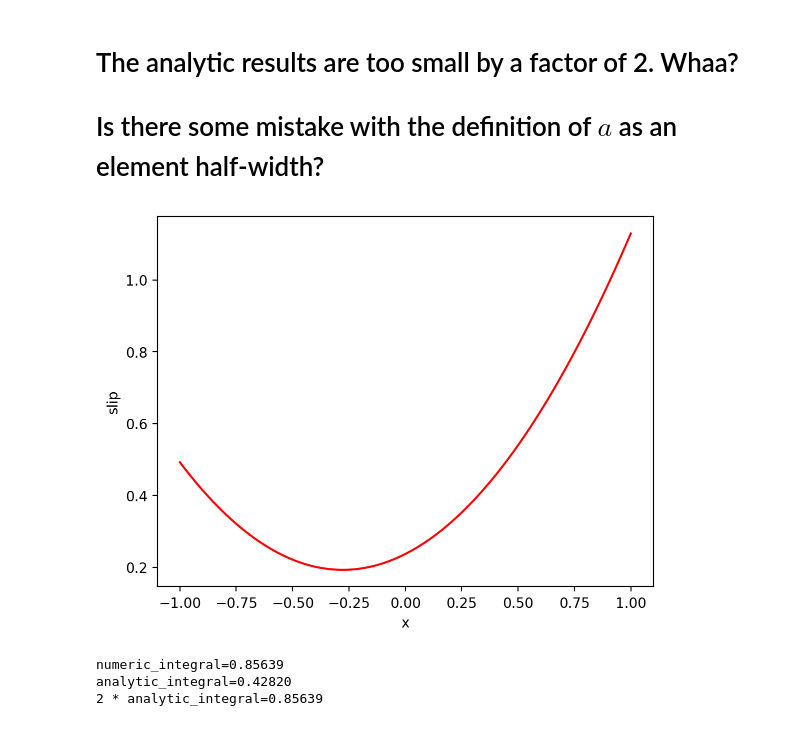
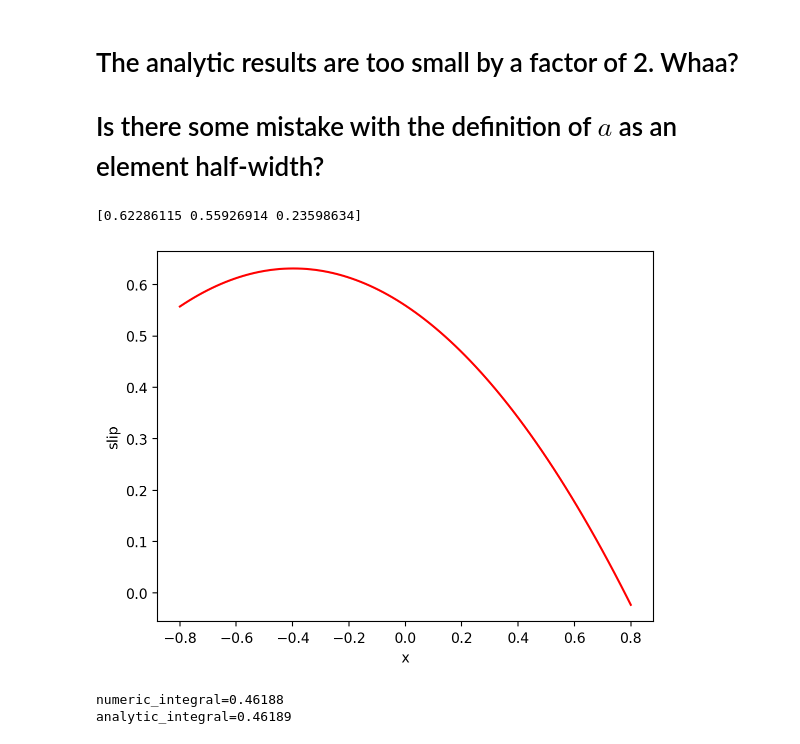
Before and after one commit to mallickrishg/bemcs, a Jupyter notebook: average_element_slip_forumulation.ipynb, the cells around one changed output. Saved outputs shown, nothing was run; the diff lists cells and outputs as text; code cells hidden in the pictures.

```diff
--- a/average_element_slip_forumulation.ipynb
+++ b/average_element_slip_forumulation.ipynb
@@ -88,39 +88,41 @@ def f_3(x, a):
 # compute slip from 3qn coefficients
 def get_slip(x, a, phi_1, phi_2, phi_3):
     return phi_1 * f_1(x, a) + phi_2 * f_2(x, a) + phi_3 * f_3(x, a)
 
 
 n_pts = 1001
-x = np.linspace(-1, 1, n_pts)
+a = 0.8 # half-width of fault
+x = np.linspace(-a, a, n_pts)
 
-quadratic_weights = np.array([0, 1, 0])
+# quadratic_weights = np.array([0, 1, 0])
 # quadratic_weights = np.array([1, 0, 0])
 # quadratic_weights = np.array([1, 0, 1])
 quadratic_weights = np.random.rand(3)
+print(quadratic_weights)
 
 x_centroid = 0
 slip = get_slip(
     x - x_centroid,
-    1.0,
+    a,
     quadratic_weights[0],
     quadratic_weights[1],
     quadratic_weights[2],
 )
 
 plt.figure()
 plt.plot(x, slip, "-r", label="slip")
 plt.xlabel("x")
 plt.ylabel("slip")
 plt.show()
 
 # Calculate integrals
-numeric_integral = np.trapz(slip, x)
+numeric_integral = np.trapz(slip, x) / 2 / a
 analytic_integral = np.array([3.0 / 8.0, 1.0 / 4.0, 3.0 / 8.0]) @ quadratic_weights
 print(f"{numeric_integral=:0.5f}")
 print(f"{analytic_integral=:0.5f}")
-print(f"{2 * analytic_integral=:0.5f}")
+# print(f"{2 * analytic_integral=:0.5f}")
 # %% [output]
+[0.62286115 0.55926914 0.23598634]
-[figure, old version]
+[figure, new version]
-numeric_integral=0.85639
-analytic_integral=0.42820
-2 * analytic_integral=0.85639
+numeric_integral=0.46188
+analytic_integral=0.46189
```
